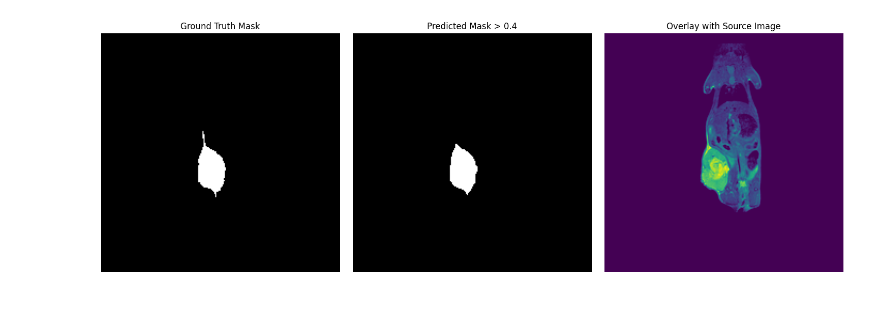
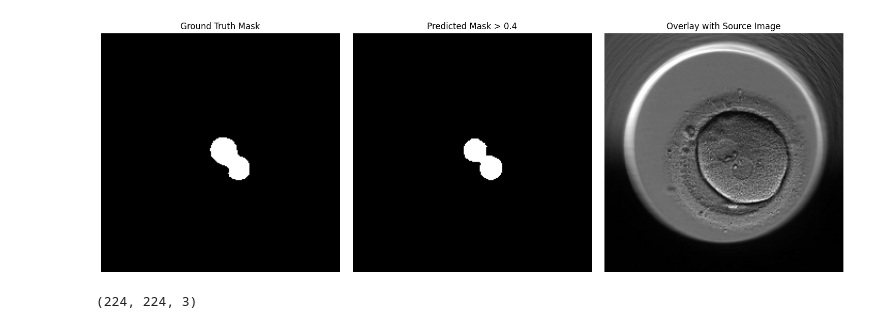
Before and after one commit to tsak1998/pronuclei_extraction, a Jupyter notebook: cellforge/segmentation/notebooks/init_notebook mice.ipynb, the cells around one changed output. Cells and saved outputs as stored; diff of their text form; code cells hidden in the pictures.

```diff
--- a/cellforge/segmentation/notebooks/init_notebook mice.ipynb
+++ b/cellforge/segmentation/notebooks/init_notebook mice.ipynb
@@ -12,8 +12,10 @@ data_pth = Path(
     '/Users/tsakalis/Downloads/ECImageAnalysisMouse/New Binary Masks')
 blastocyst_pth = Path('/Users/tsakalis/ntua/cellforge/data/')
 
-blastocyst_images_pth = blastocyst_pth / 'blastocyst_images'
-blastocyst_msk_pth = blastocyst_pth / 'blastocyst_masks'
+full_path = "/Users/tsakalis/ntua/cellforge/data/D2016.07.08_S1366_I149_11"
+
+blastocyst_images_pth = blastocyst_pth / 'annotation_pn/images_pn'
+blastocyst_msk_pth = blastocyst_pth / 'annotation_pn/masks_pn'
 
 smooth = 1e-15
 
@@ -93,3 +80,8 @@ def crop_around_center(image: Image.Image, mask: Image.Image,
 
 
 # Example usage
+# %%
+image_file_paths = sorted(list(blastocyst_images_pth.glob('*.jpg')),
+                          key=lambda x: x.stem)
+mask_file_paths = sorted(list(blastocyst_msk_pth.glob('*.png')),
+                         key=lambda x: x.stem)
@@ -321,32 +310,33 @@ Dice Coeff: 0.916
 # %%
 import matplotlib.pyplot as plt
 
 # Assuming 'source_image', 'sample_gt_mask', and 'sample_pred_mask' are numpy arrays
 # Display side by side
 fig, axes = plt.subplots(1, 3, figsize=(15, 5))
 
 # Original ground truth mask
 axes[0].imshow(sample_gt_mask.numpy(), cmap='gray')
 axes[0].set_title("Ground Truth Mask")
 axes[0].axis('off')
 
 # Prediction mask thresholded
-axes[1].imshow(sample_pred_mask > 0.4, cmap='gray')
+axes[1].imshow(sample_pred_mask > 0.95, cmap='gray')
 axes[1].set_title("Predicted Mask > 0.4")
 axes[1].axis('off')
 
 # Overlay source image with ground truth and predicted masks
 overlay_image = all_images[2][3][0].numpy().copy()
 # Adjust overlay to include masks for better visibility
-# overlay_image[sample_gt_mask > 0] = [255, 0, 0]  # Example: red for GT
-# overlay_image[sample_pred_mask > 0.95] = [0, 255,
-#                                           0]  # Example: green for prediction
 
-axes[2].imshow(overlay_image)
+axes[2].imshow(overlay_image, cmap='gray')
 axes[2].set_title("Overlay with Source Image")
 axes[2].axis('off')
 
 plt.tight_layout()
 plt.show()
 # %% [output]
-[figure, old version]
+[figure, new version]
+# %%
+overlay_image.transpose(1, 2, 0).shape
+# %% [output]
+(224, 224, 3)
```
Also changed, not shown: parts of 11 cells of this notebook, 1 other file.
